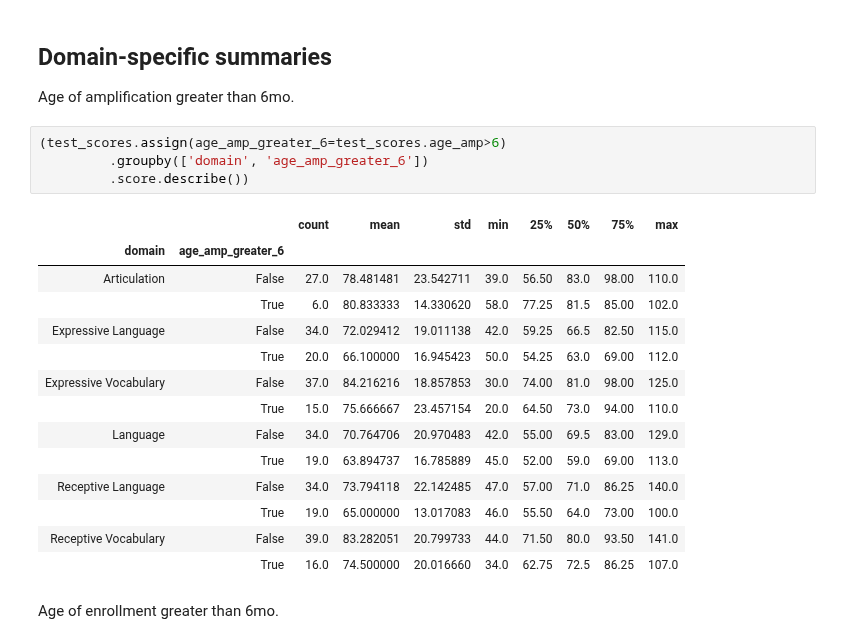
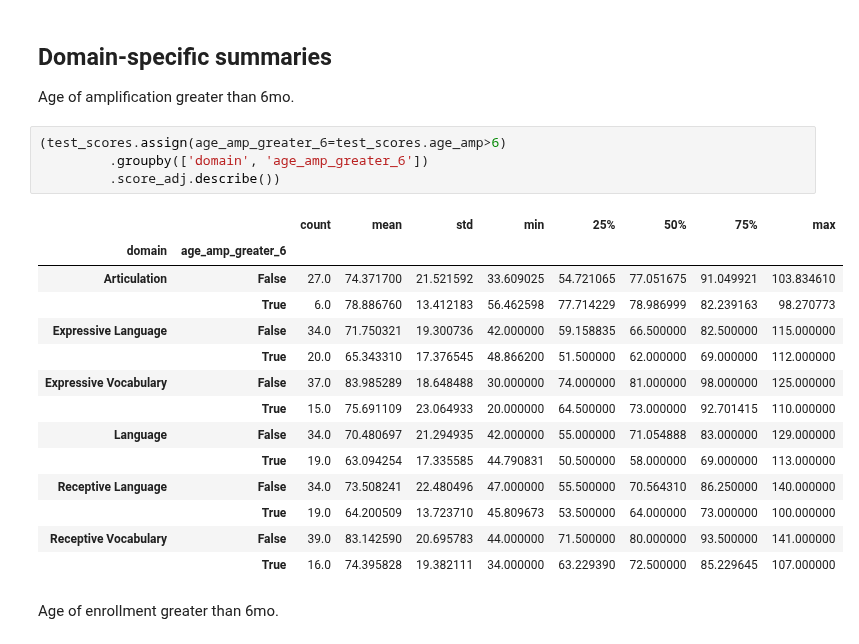
Before and after one commit to fonnesbeck/infant_hearing_intervention, a Jupyter notebook: notebooks/Demographics_Autism.ipynb, the cells around one changed output. Cells and saved outputs as stored; diff of their text form.

```diff
--- a/notebooks/Demographics_Autism.ipynb
+++ b/notebooks/Demographics_Autism.ipynb
@@ -392,22 +392,22 @@ Age of amplification greater than 6mo.
 # %%
 (test_scores.assign(age_amp_greater_6=test_scores.age_amp>6)
          .groupby(['domain', 'age_amp_greater_6'])
-         .score.describe())
+         .score_adj.describe())
 # %% [output]
 |  |  | count | mean | std | min | 25% | 50% | 75% | max |
 | domain | age_amp_greater_6 |  |  |  |  |  |  |  |  |
-| Articulation | False | 27.0 | 78.481481 | 23.542711 | 39.0 | 56.50 | 83.0 | 98.00 | 110.0 |
-|  | True | 6.0 | 80.833333 | 14.330620 | 58.0 | 77.25 | 81.5 | 85.00 | 102.0 |
-| Expressive Language | False | 34.0 | 72.029412 | 19.011138 | 42.0 | 59.25 | 66.5 | 82.50 | 115.0 |
-|  | True | 20.0 | 66.100000 | 16.945423 | 50.0 | 54.25 | 63.0 | 69.00 | 112.0 |
-| Expressive Vocabulary | False | 37.0 | 84.216216 | 18.857853 | 30.0 | 74.00 | 81.0 | 98.00 | 125.0 |
-|  | True | 15.0 | 75.666667 | 23.457154 | 20.0 | 64.50 | 73.0 | 94.00 | 110.0 |
-| Language | False | 34.0 | 70.764706 | 20.970483 | 42.0 | 55.00 | 69.5 | 83.00 | 129.0 |
-|  | True | 19.0 | 63.894737 | 16.785889 | 45.0 | 52.00 | 59.0 | 69.00 | 113.0 |
-| Receptive Language | False | 34.0 | 73.794118 | 22.142485 | 47.0 | 57.00 | 71.0 | 86.25 | 140.0 |
-|  | True | 19.0 | 65.000000 | 13.017083 | 46.0 | 55.50 | 64.0 | 73.00 | 100.0 |
-| Receptive Vocabulary | False | 39.0 | 83.282051 | 20.799733 | 44.0 | 71.50 | 80.0 | 93.50 | 141.0 |
-|  | True | 16.0 | 74.500000 | 20.016660 | 34.0 | 62.75 | 72.5 | 86.25 | 107.0 |
+| Articulation | False | 27.0 | 74.371700 | 21.521592 | 33.609025 | 54.721065 | 77.051675 | 91.049921 | 103.834610 |
+|  | True | 6.0 | 78.886760 | 13.412183 | 56.462598 | 77.714229 | 78.986999 | 82.239163 | 98.270773 |
+| Expressive Language | False | 34.0 | 71.750321 | 19.300736 | 42.000000 | 59.158835 | 66.500000 | 82.500000 | 115.000000 |
+|  | True | 20.0 | 65.343310 | 17.376545 | 48.866200 | 51.500000 | 62.000000 | 69.000000 | 112.000000 |
+| Expressive Vocabulary | False | 37.0 | 83.985289 | 18.648488 | 30.000000 | 74.000000 | 81.000000 | 98.000000 | 125.000000 |
+|  | True | 15.0 | 75.691109 | 23.064933 | 20.000000 | 64.500000 | 73.000000 | 92.701415 | 110.000000 |
+| Language | False | 34.0 | 70.480697 | 21.294935 | 42.000000 | 55.000000 | 71.054888 | 83.000000 | 129.000000 |
+|  | True | 19.0 | 63.094254 | 17.335585 | 44.790831 | 50.500000 | 58.000000 | 69.000000 | 113.000000 |
+| Receptive Language | False | 34.0 | 73.508241 | 22.480496 | 47.000000 | 55.500000 | 70.564310 | 86.250000 | 140.000000 |
+|  | True | 19.0 | 64.200509 | 13.723710 | 45.809673 | 53.500000 | 64.000000 | 73.000000 | 100.000000 |
+| Receptive Vocabulary | False | 39.0 | 83.142590 | 20.695783 | 44.000000 | 71.500000 | 80.000000 | 93.500000 | 141.000000 |
+|  | True | 16.0 | 74.395828 | 19.382111 | 34.000000 | 63.229390 | 72.500000 | 85.229645 | 107.000000 |
 # %% [markdown]
 Age of enrollment greater than 6mo.
 # %%
```
Also changed, not shown: parts of 6 cells of this notebook, 4 other files.
